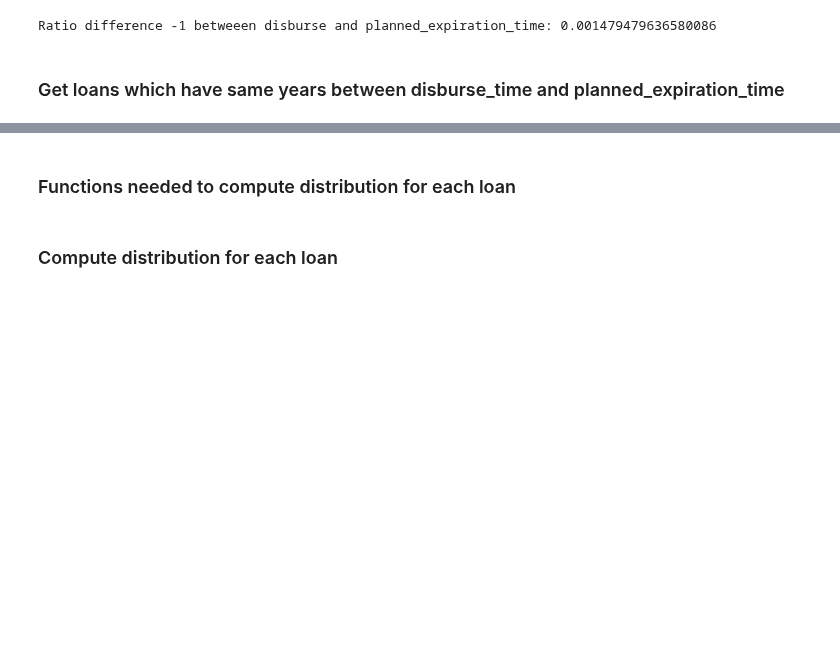
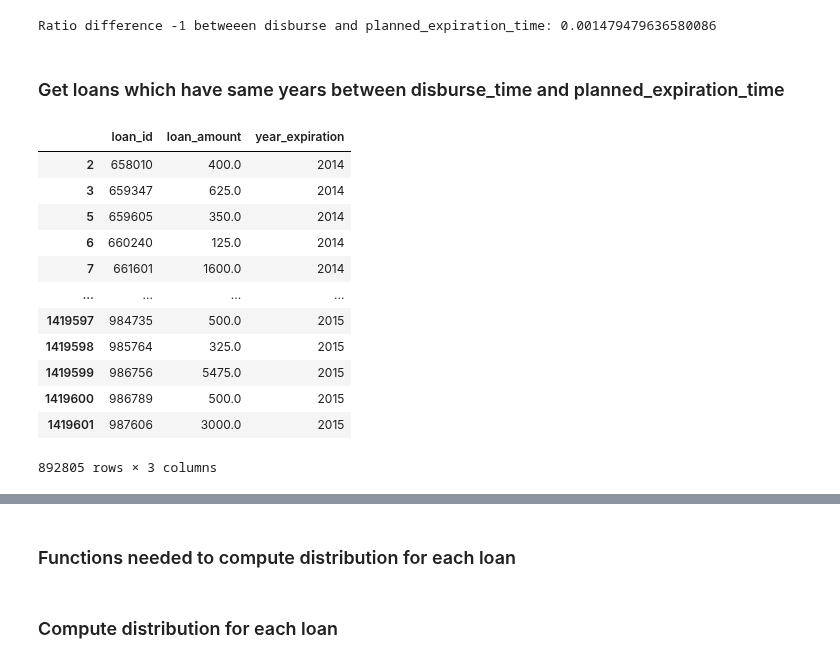
Before and after one commit to gaveter/Project_cs, a Jupyter notebook: Project.ipynb, the cells around one changed output, grey strips where cells are left out. Saved outputs shown, nothing was run; the diff lists cells and outputs as text; code cells hidden in the pictures; blank space fills up the shorter version.

```diff
--- a/Project.ipynb
+++ b/Project.ipynb
@@ -799 +800,17 @@ distribution_loan = sameYear_loan[['loan_id','loan_amount','year_expiration']]
+# %%
+distribution_loan
+# %% [output]
+|  | loan_id | loan_amount | year_expiration |
+| 2 | 658010 | 400.0 | 2014 |
+| 3 | 659347 | 625.0 | 2014 |
+| 5 | 659605 | 350.0 | 2014 |
+| 6 | 660240 | 125.0 | 2014 |
+| 7 | 661601 | 1600.0 | 2014 |
+| ... | ... | ... | ... |
+| 1419597 | 984735 | 500.0 | 2015 |
+| 1419598 | 985764 | 325.0 | 2015 |
+| 1419599 | 986756 | 5475.0 | 2015 |
+| 1419600 | 986789 | 500.0 | 2015 |
+| 1419601 | 987606 | 3000.0 | 2015 |
+892805 rows × 3 columns
 # %%
```
Also changed, not shown: parts of 8 cells of this notebook.
